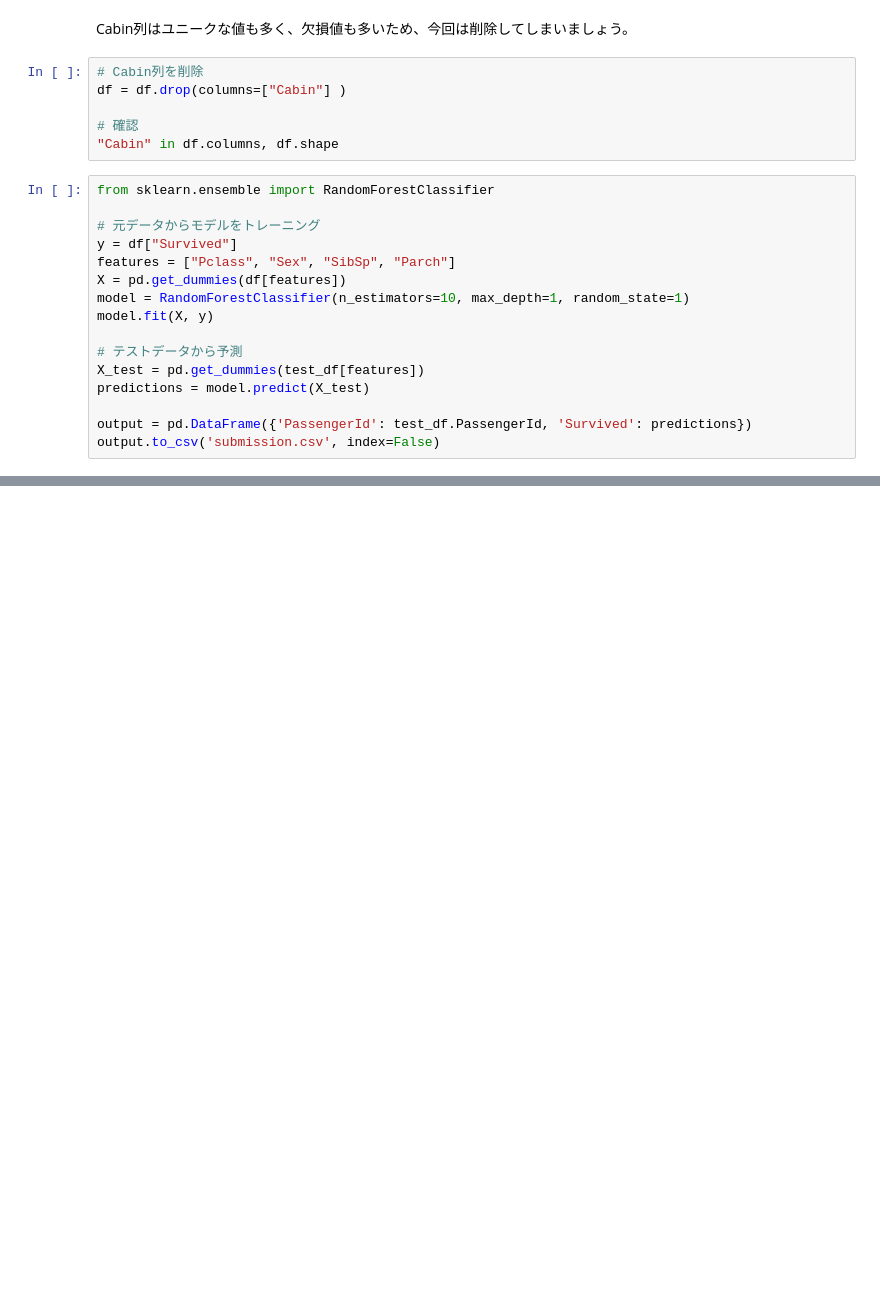
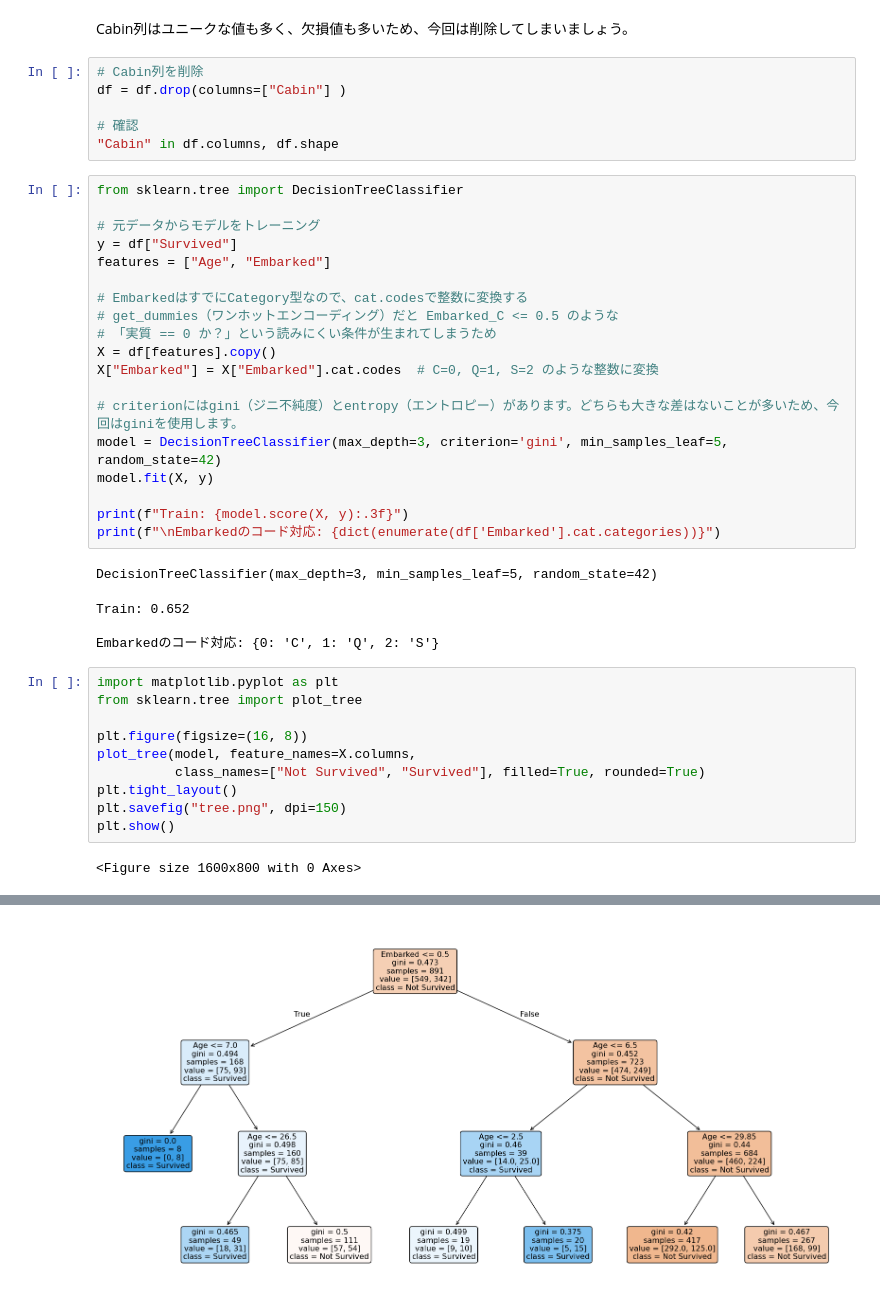
Before and after one commit to fdshg693/mlTraining, a Jupyter notebook: code/notebook/test.ipynb, the cells around one changed output, grey strips where cells are left out. Cells and saved outputs as stored; diff of their text form; blank space fills up the shorter version.

```diff
--- a/code/notebook/test.ipynb
+++ b/code/notebook/test.ipynb
@@ -86,18 +236,38 @@ df = df.drop(columns=["Cabin"] )
 # 確認
 "Cabin" in df.columns, df.shape
 # %%
-from sklearn.ensemble import RandomForestClassifier
+from sklearn.tree import DecisionTreeClassifier
 
 # 元データからモデルをトレーニング
 y = df["Survived"]
-features = ["Pclass", "Sex", "SibSp", "Parch"]
-X = pd.get_dummies(df[features])
-model = RandomForestClassifier(n_estimators=10, max_depth=1, random_state=1)
+features = ["Age", "Embarked"]
+
+# EmbarkedはすでにCategory型なので、cat.codesで整数に変換する
+# get_dummies（ワンホットエンコーディング）だと Embarked_C <= 0.5 のような
+# 「実質 == 0 か？」という読みにくい条件が生まれてしまうため
+X = df[features].copy()
+X["Embarked"] = X["Embarked"].cat.codes  # C=0, Q=1, S=2 のような整数に変換
+
+# criterionにはgini（ジニ不純度）とentropy（エントロピー）があります。どちらも大きな差はないことが多いため、今回はginiを使用します。
+model = DecisionTreeClassifier(max_depth=3, criterion='gini', min_samples_leaf=5, random_state=42)
 model.fit(X, y)
 
-# テストデータから予測
-X_test = pd.get_dummies(test_df[features])
-predictions = model.predict(X_test)
-
-output = pd.DataFrame({'PassengerId': test_df.PassengerId, 'Survived': predictions})
-output.to_csv('submission.csv', index=False)
+print(f"Train: {model.score(X, y):.3f}")
+print(f"\nEmbarkedのコード対応: {dict(enumerate(df['Embarked'].cat.categories))}")
+# %% [output]
+DecisionTreeClassifier(max_depth=3, min_samples_leaf=5, random_state=42)
+Train: 0.652
+
+Embarkedのコード対応: {0: 'C', 1: 'Q', 2: 'S'}
+# %%
+import matplotlib.pyplot as plt
+from sklearn.tree import plot_tree
+
+plt.figure(figsize=(16, 8))
+plot_tree(model, feature_names=X.columns,
+          class_names=["Not Survived", "Survived"], filled=True, rounded=True)
+plt.tight_layout()
+plt.savefig("tree.png", dpi=150)
+plt.show()
+# %% [output]
+<Figure size 1600x800 with 0 Axes>
@@ -103,0 +289 @@ output.to_csv('submission.csv', index=False)
+[figure, added]
```
Also changed, not shown: parts of 8 cells of this notebook, 3 other files.
